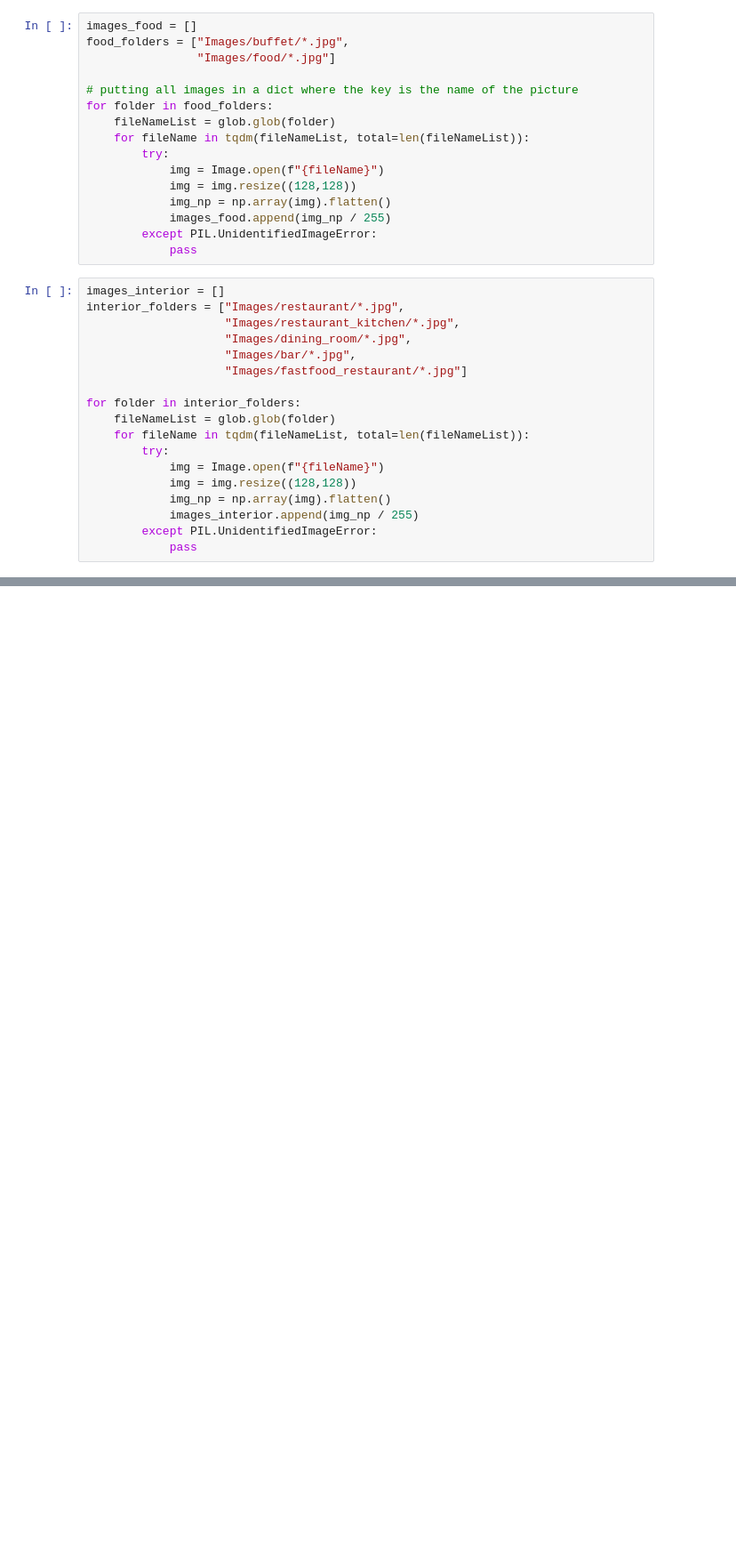
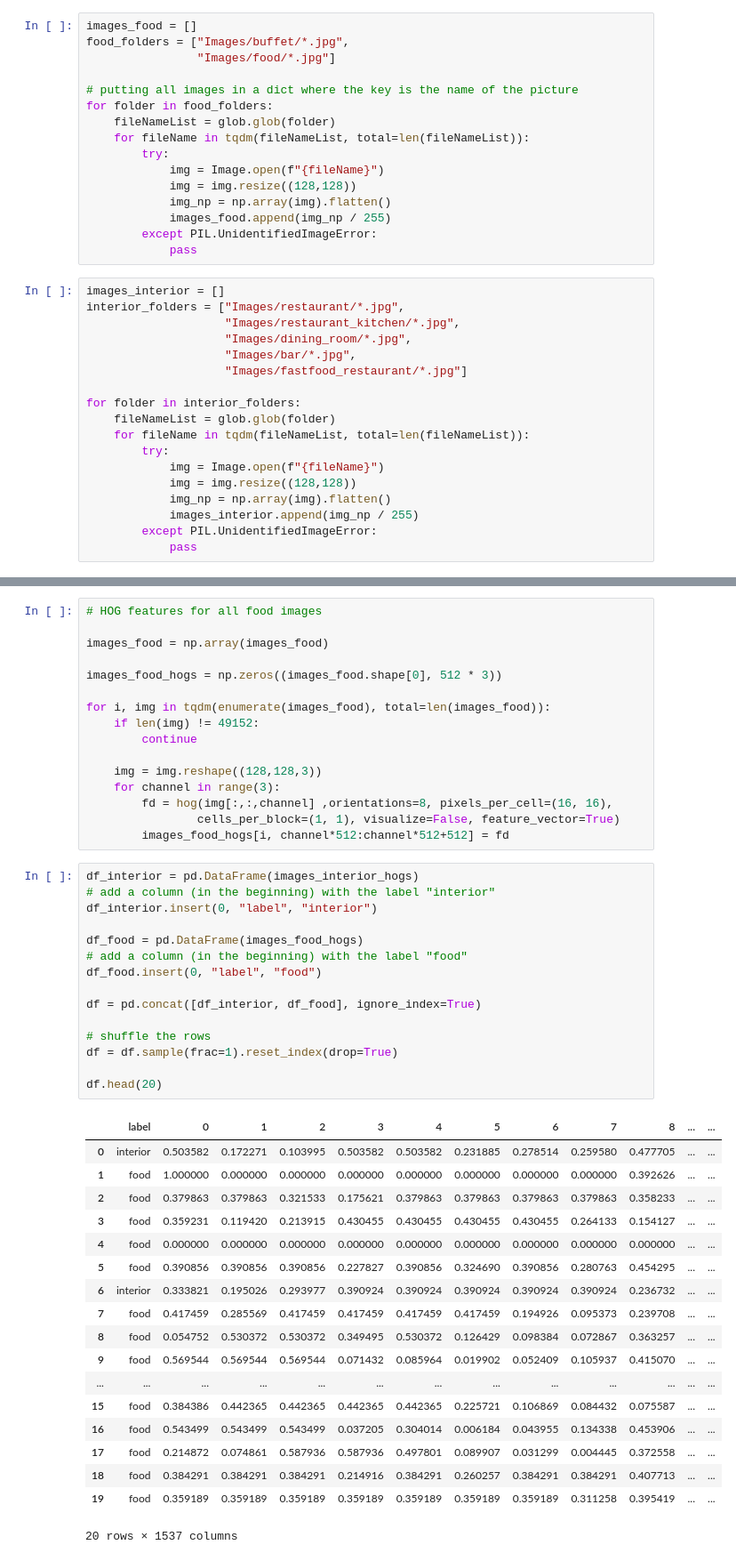
Before and after one commit to brabreda/Machine-learning, a Jupyter notebook: maxime.ipynb, the cells around one changed output, grey strips where cells are left out. Shown: that part at 89% size. Saved outputs shown, nothing was run; the diff lists cells and outputs as text; blank space fills up the shorter version.

```diff
--- a/maxime.ipynb
+++ b/maxime.ipynb
@@ -85,0 +103,50 @@ plt.show()
+# %%
+# HOG features for all food images
+
+images_food = np.array(images_food)
+
+images_food_hogs = np.zeros((images_food.shape[0], 512 * 3))
+
+for i, img in tqdm(enumerate(images_food), total=len(images_food)):
+    if len(img) != 49152:
+        continue
+
+    img = img.reshape((128,128,3))
+    for channel in range(3):
+        fd = hog(img[:,:,channel] ,orientations=8, pixels_per_cell=(16, 16),
+                cells_per_block=(1, 1), visualize=False, feature_vector=True)
+        images_food_hogs[i, channel*512:channel*512+512] = fd
+# %%
+df_interior = pd.DataFrame(images_interior_hogs)
+# add a column (in the beginning) with the label "interior"
+df_interior.insert(0, "label", "interior")
+
+df_food = pd.DataFrame(images_food_hogs)
+# add a column (in the beginning) with the label "food"
+df_food.insert(0, "label", "food")
+
+df = pd.concat([df_interior, df_food], ignore_index=True)
+
+# shuffle the rows
+df = df.sample(frac=1).reset_index(drop=True)
+
+df.head(20)
+# %% [output]
+|  | label | 0 | 1 | 2 | 3 | 4 | 5 | 6 | 7 | 8 | ... | ... |
+| 0 | interior | 0.503582 | 0.172271 | 0.103995 | 0.503582 | 0.503582 | 0.231885 | 0.278514 | 0.259580 | 0.477705 | ... | ... |
+| 1 | food | 1.000000 | 0.000000 | 0.000000 | 0.000000 | 0.000000 | 0.000000 | 0.000000 | 0.000000 | 0.392626 | ... | ... |
+| 2 | food | 0.379863 | 0.379863 | 0.321533 | 0.175621 | 0.379863 | 0.379863 | 0.379863 | 0.379863 | 0.358233 | ... | ... |
+| 3 | food | 0.359231 | 0.119420 | 0.213915 | 0.430455 | 0.430455 | 0.430455 | 0.430455 | 0.264133 | 0.154127 | ... | ... |
+| 4 | food | 0.000000 | 0.000000 | 0.000000 | 0.000000 | 0.000000 | 0.000000 | 0.000000 | 0.000000 | 0.000000 | ... | ... |
+| 5 | food | 0.390856 | 0.390856 | 0.390856 | 0.227827 | 0.390856 | 0.324690 | 0.390856 | 0.280763 | 0.454295 | ... | ... |
+| 6 | interior | 0.333821 | 0.195026 | 0.293977 | 0.390924 | 0.390924 | 0.390924 | 0.390924 | 0.390924 | 0.236732 | ... | ... |
+| 7 | food | 0.417459 | 0.285569 | 0.417459 | 0.417459 | 0.417459 | 0.417459 | 0.194926 | 0.095373 | 0.239708 | ... | ... |
+| 8 | food | 0.054752 | 0.530372 | 0.530372 | 0.349495 | 0.530372 | 0.126429 | 0.098384 | 0.072867 | 0.363257 | ... | ... |
+| 9 | food | 0.569544 | 0.569544 | 0.569544 | 0.071432 | 0.085964 | 0.019902 | 0.052409 | 0.105937 | 0.415070 | ... | ... |
+| ... | ... | ... | ... | ... | ... | ... | ... | ... | ... | ... | ... | ... |
+| 15 | food | 0.384386 | 0.442365 | 0.442365 | 0.442365 | 0.442365 | 0.225721 | 0.106869 | 0.084432 | 0.075587 | ... | ... |
+| 16 | food | 0.543499 | 0.543499 | 0.543499 | 0.037205 | 0.304014 | 0.006184 | 0.043955 | 0.134338 | 0.453906 | ... | ... |
+| 17 | food | 0.214872 | 0.074861 | 0.587936 | 0.587936 | 0.497801 | 0.089907 | 0.031299 | 0.004445 | 0.372558 | ... | ... |
+| 18 | food | 0.384291 | 0.384291 | 0.384291 | 0.214916 | 0.384291 | 0.260257 | 0.384291 | 0.384291 | 0.407713 | ... | ... |
+| 19 | food | 0.359189 | 0.359189 | 0.359189 | 0.359189 | 0.359189 | 0.359189 | 0.359189 | 0.311258 | 0.395419 | ... | ... |
+20 rows × 1537 columns
```
Also changed, not shown: parts of 2 cells of this notebook.
